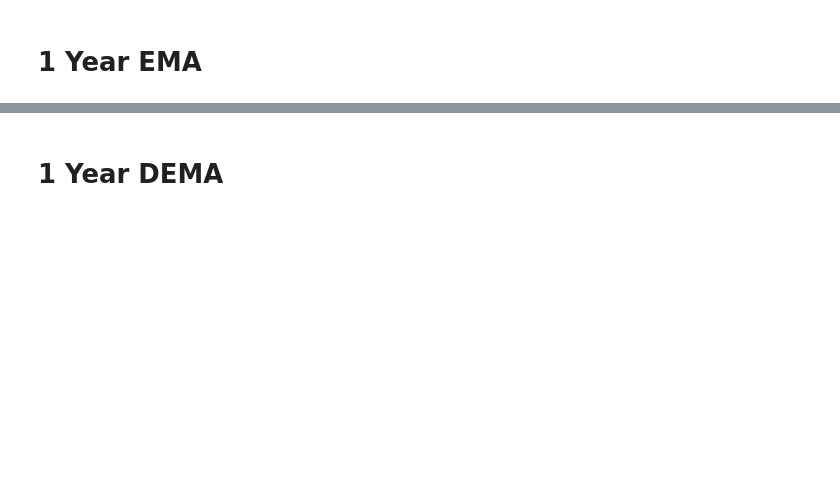
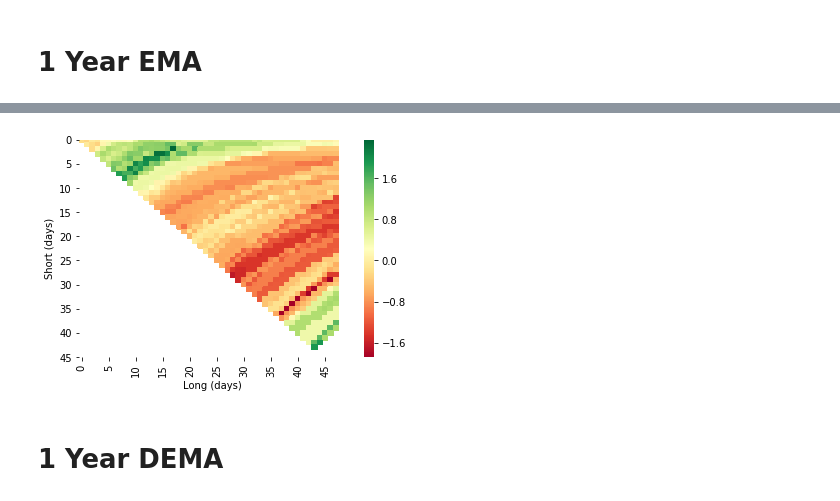
Before and after one commit to Globe-Research/bittrends, a Jupyter notebook: S&P 500 Time Horizons.ipynb, the cells around one changed output, grey strips where cells are left out. Cells and saved outputs as stored; diff of their text form; code cells hidden in the pictures; blank space fills up the shorter version.

```diff
--- a/S&P 500 Time Horizons.ipynb
+++ b/S&P 500 Time Horizons.ipynb
@@ -208,0 +259,3 @@ dtype: object
+# %%
+ema1 = Backtest(yr1,EmaCross,cash=10000)
+d_ema1, heat_ema1 = ema1.optimize('Sharpe Ratio',n1=range(1,50),n2=range(1,50),constraint=lambda p: p.n1<p.n2,return_heatmap=True)
@@ -208,0 +284,14 @@ dtype: object
+# %%
+heat_ema1.index.names = [r'Short (days)',r'Long (days)']
+hh_ema = heat_ema1*np.sqrt(12)
+# %%
+hh_ema.sort_values()
+hmap_ema = hh_ema.groupby([r'Short (days)',r'Long (days)']).mean().unstack()
+ax = sns.heatmap(hmap_ema,cmap='RdYlGn',xticklabels=list(range(0,50)),yticklabels=list(range(0,50)))
+ax.set_xticks(ax.get_xticks()[::5])
+ax.set_xticklabels(list(range(0,50))[::5])
+ax.set_yticks(ax.get_yticks()[::5])
+ax.set_yticklabels(list(range(0,50))[::5])
+fig = ax.get_figure()
+# %% [output]
+[figure, added]
```
Also changed, not shown: parts of 43 cells of this notebook.
